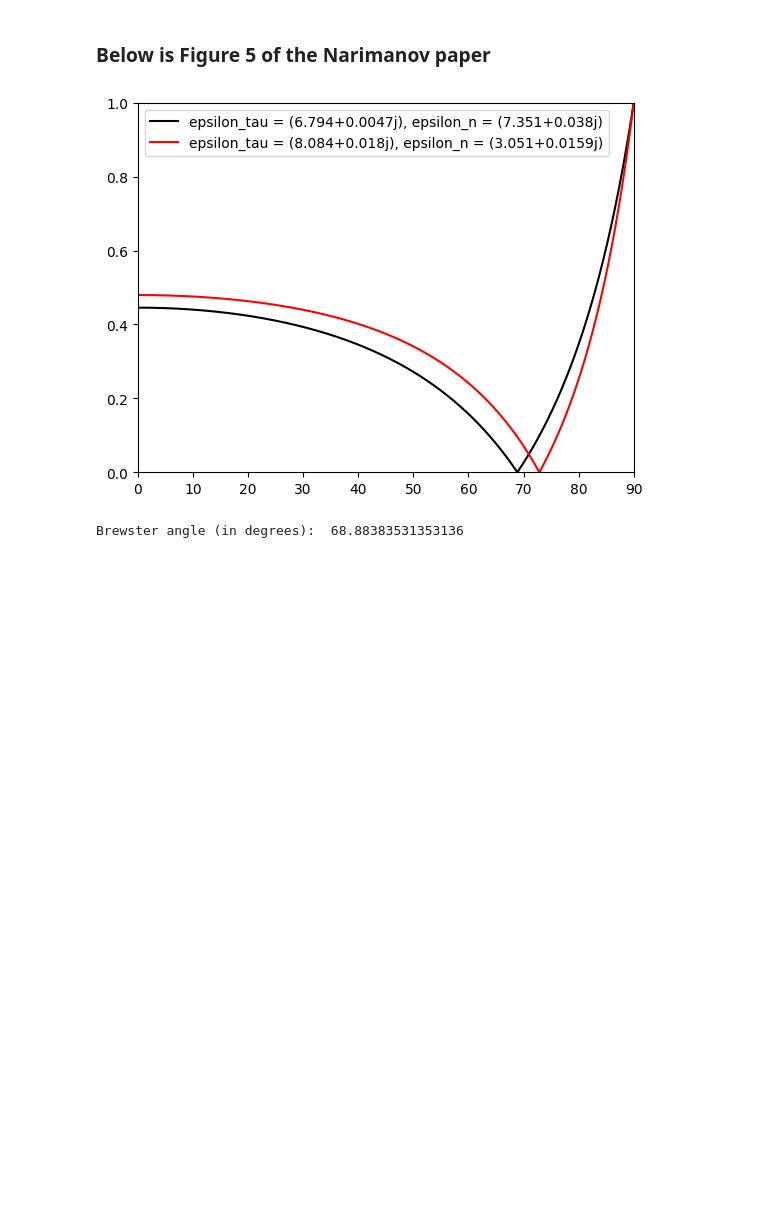
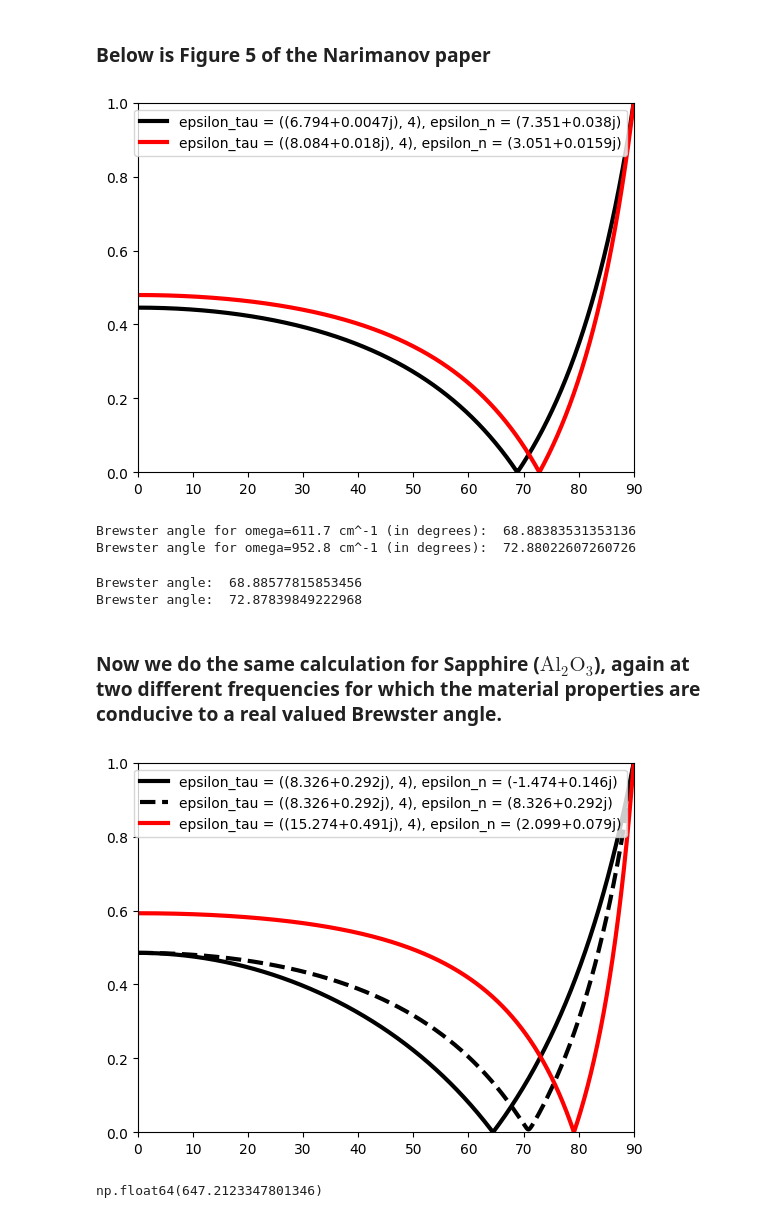
Before and after one commit to AliGhorashiCMT/Coherent-Perfect-Absorption, a Jupyter notebook: thin films/nonlocal_anistropic_brewster.ipynb, the cells around one changed output. Saved outputs shown, nothing was run; the diff lists cells and outputs as text; code cells hidden in the pictures; blank space fills up the shorter version.

Commit message:
sapphire calculations

```diff
--- a/thin films/nonlocal_anistropic_brewster.ipynb
+++ b/thin films/nonlocal_anistropic_brewster.ipynb
@@ -180,16 +191,54 @@ r_p_v_hbn_2 = r_p_anisotropic(epsilon_tau_2, epsilon_n_2, angles*pi/180)
 # %% [markdown]
 ### Below is Figure 5 of the Narimanov paper
 # %%
-plt.plot(angles, r_p_v_hbn_1, color="black", label=f"epsilon_tau = {epsilon_tau_1}, epsilon_n = {epsilon_n_1}")
-plt.plot(angles, r_p_v_hbn_2, color="red", label=f"epsilon_tau = {epsilon_tau_2}, epsilon_n = {epsilon_n_2}")
-
+plt.plot(angles, r_p_v_hbn_1, color="black", label=f"epsilon_tau = {epsilon_tau_1, digits}, epsilon_n = {epsilon_n_1}", linewidth=3)
+plt.plot(angles, r_p_v_hbn_2, color="red", label=f"epsilon_tau = {epsilon_tau_2, digits}, epsilon_n = {epsilon_n_2}", linewidth=3)
 plt.ylim(0, 1)
 plt.xlim(0, 90)
 plt.legend();
 # %% [output]
-[figure, old version]
+[figure, new version]
 # %%
 brewster_angle_hbn_1 = angles[np.argmin(r_p_v_hbn_1)]
-print("Brewster angle (in degrees): ", brewster_angle_hbn_1)
+print("Brewster angle for omega=611.7 cm^-1 (in degrees): ", brewster_angle_hbn_1)
+
+brewster_angle_hbn_2 = angles[np.argmin(r_p_v_hbn_2)]
+print("Brewster angle for omega=952.8 cm^-1 (in degrees): ", brewster_angle_hbn_2)
 # %% [output]
-Brewster angle (in degrees):  68.88383531353136
+Brewster angle for omega=611.7 cm^-1 (in degrees):  68.88383531353136
+Brewster angle for omega=952.8 cm^-1 (in degrees):  72.88022607260726
+# %%
+for (epsilon_n, epsilon_tau) in zip((epsilon_n_1_hbn, epsilon_n_2_hbn), (epsilon_tau_1_hbn, epsilon_tau_2_hbn)):
+    k_tau_sqrd = epsilon_n * (1-epsilon_tau)/(1-epsilon_n*epsilon_tau)
+    k_n_1_sqrd = 1-k_tau_sqrd
+    brewster_angle = atan(sqrt(k_tau_sqrd/k_n_1_sqrd))*180/pi
+    print("Brewster angle: ", brewster_angle.real)
+# %% [output]
+Brewster angle:  68.88577815853456
+Brewster angle:  72.87839849222968
+# %% [markdown]
+### Now we do the same calculation for Sapphire ($\text{Al}_2\text{O}_3$), again at two different frequencies for which the material properties are conducive to a real valued Brewster angle.
+# %%
+epsilon_n_1_sapphire = -1.474 + 0.146j
+epsilon_tau_1_sapphire = 8.326 + 0.292j
+epsilon_n_2_sapphire = 2.099 + 0.079j
+epsilon_tau_2_sapphire = 15.274 + 0.491j
+# %%
+N = 100000
+angles = np.linspace(1e-4, 90-1e-4, N) # We avoid theta = 0 since we are diving by tangent in the above
+r_p_v_sapphire_1 = r_p_anisotropic(epsilon_tau_1_sapphire, epsilon_n_1_sapphire, angles*pi/180) # For angular frequency of 503.46 cm^-1
+r_p_v_sapphire_15 = r_p_anisotropic(epsilon_tau_1_sapphire, epsilon_tau_1_sapphire, angles*pi/180) # For angular frequency of 503.46 cm^-1
+r_p_v_sapphire_2 = r_p_anisotropic(epsilon_tau_2_sapphire, epsilon_n_2_sapphire, angles*pi/180) # For angular frequency of 520.93 cm^-1
+# %%
+plt.plot(angles, r_p_v_sapphire_1, color="black", label=f"epsilon_tau = {epsilon_tau_1_sapphire, digits}, epsilon_n = {epsilon_n_1_sapphire}", linewidth=3)
+plt.plot(angles, r_p_v_sapphire_15, color="black", label=f"epsilon_tau = {epsilon_tau_1_sapphire, digits}, epsilon_n = {epsilon_tau_1_sapphire}", linewidth=3, linestyle="dashed")
+plt.plot(angles, r_p_v_sapphire_2, color="red", label=f"epsilon_tau = {epsilon_tau_2_sapphire, digits}, epsilon_n = {epsilon_n_2_sapphire}", linewidth=3)
+plt.ylim(0, 1)
+plt.xlim(0, 90)
+plt.legend();
+# %% [output]
+[figure, added]
+# %%
+r_p_v_sapphire_15.min()/r_p_v_sapphire_1.min()
+# %% [output]
+np.float64(647.2123347801346)
```
Also changed, not shown: parts of 18 cells of this notebook.
